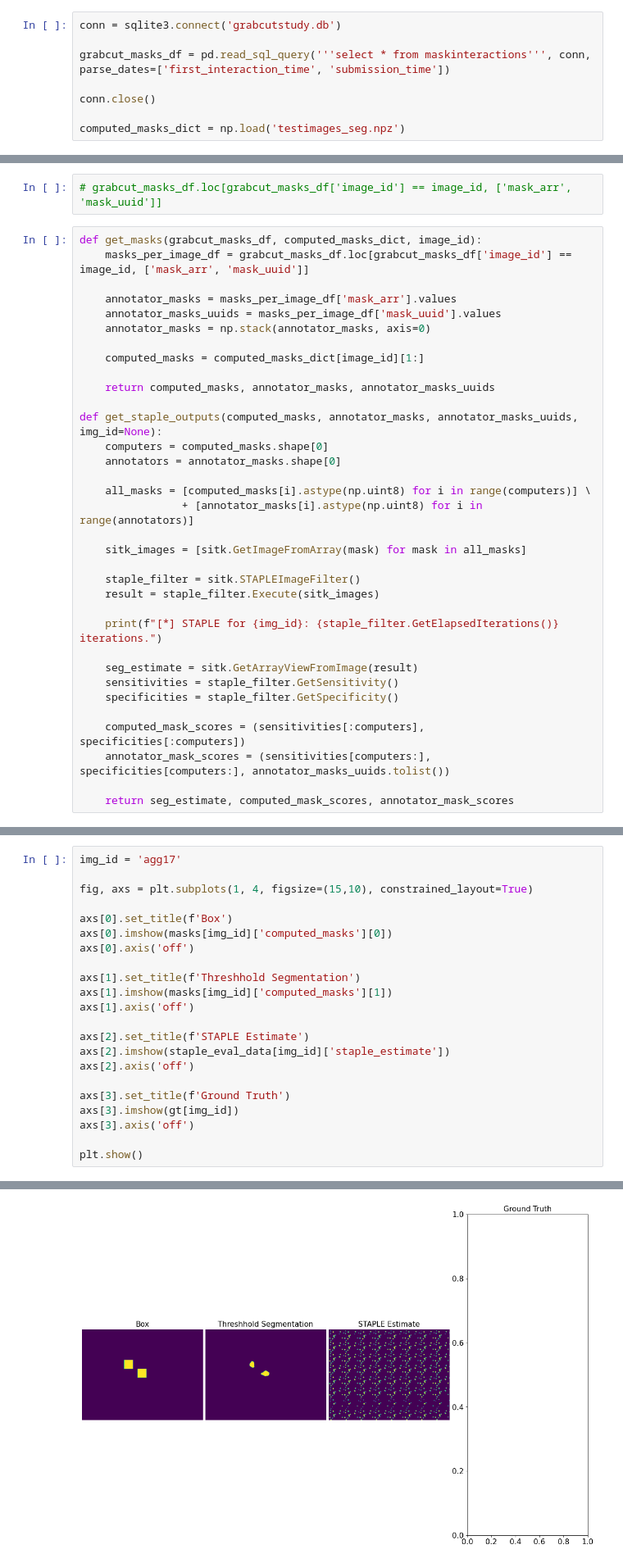
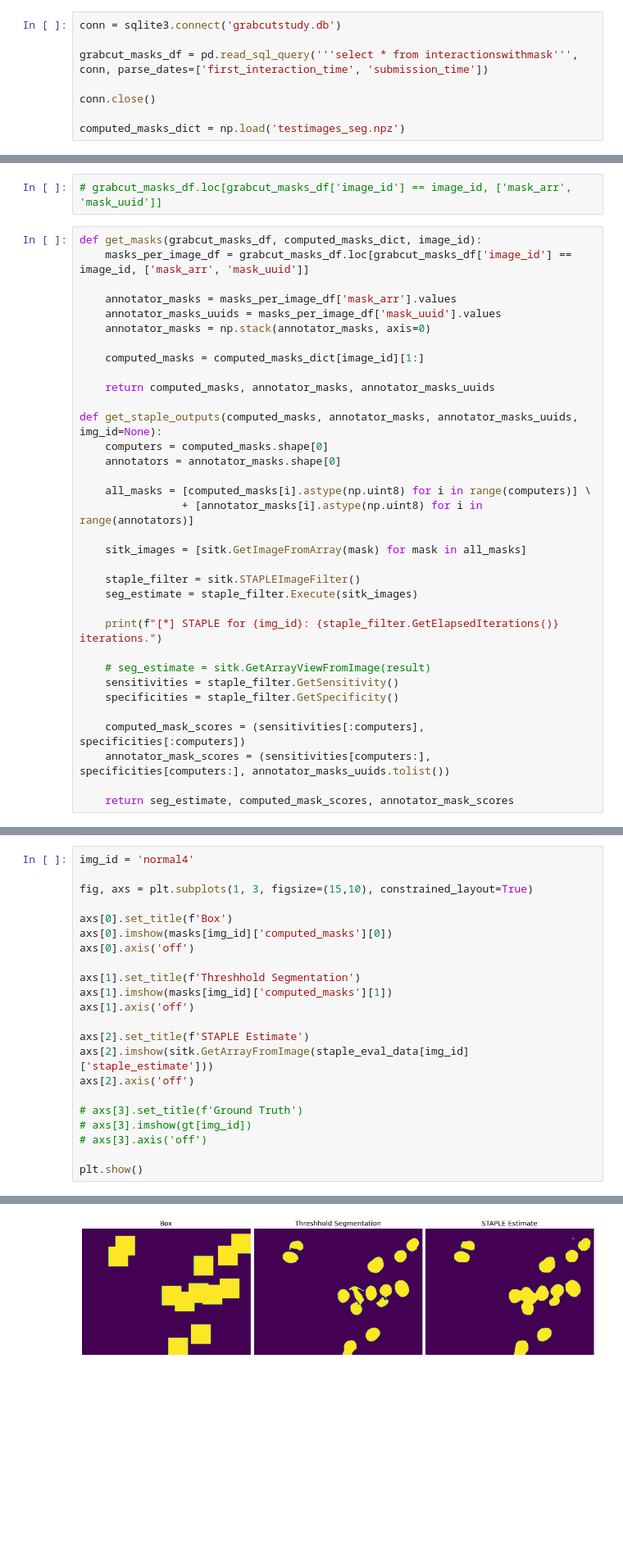
Before and after one commit to soupwaylee/masters-thesis-grabcut-cp-evaluation, a Jupyter notebook: disagreement_eval.ipynb, the cells around one changed output, grey strips where cells are left out. Shown at 82% size. Saved outputs shown, nothing was run; the diff lists cells and outputs as text; blank space fills up the shorter version.

```diff
--- a/disagreement_eval.ipynb
+++ b/disagreement_eval.ipynb
@@ -42,7 +58,7 @@ plt.rcParams.update({'figure.max_open_warning': 0})
 # %%
 conn = sqlite3.connect('grabcutstudy.db')
 
-grabcut_masks_df = pd.read_sql_query('''select * from maskinteractions''', conn, parse_dates=['first_interaction_time', 'submission_time'])
+grabcut_masks_df = pd.read_sql_query('''select * from interactionswithmask''', conn, parse_dates=['first_interaction_time', 'submission_time'])
 
 conn.close()
 
@@ -90,11 +106,11 @@ def get_staple_outputs(computed_masks, annotator_masks, annotator_masks_uuids, i
     sitk_images = [sitk.GetImageFromArray(mask) for mask in all_masks]
 
     staple_filter = sitk.STAPLEImageFilter()
-    result = staple_filter.Execute(sitk_images)
+    seg_estimate = staple_filter.Execute(sitk_images)
 
     print(f"[*] STAPLE for {img_id}: {staple_filter.GetElapsedIterations()} iterations.")
 
-    seg_estimate = sitk.GetArrayViewFromImage(result)
+    # seg_estimate = sitk.GetArrayViewFromImage(result)
     sensitivities = staple_filter.GetSensitivity()
     specificities = staple_filter.GetSpecificity()
 
@@ -145,7 +161,7 @@ for img_id in img_id_ordered:
 # %%
-img_id = 'agg17'
+img_id = 'normal4'
 
-fig, axs = plt.subplots(1, 4, figsize=(15,10), constrained_layout=True)
+fig, axs = plt.subplots(1, 3, figsize=(15,10), constrained_layout=True)
 
 axs[0].set_title(f'Box')
 axs[0].imshow(masks[img_id]['computed_masks'][0])
@@ -156,12 +172,12 @@ axs[1].imshow(masks[img_id]['computed_masks'][1])
 axs[1].axis('off')
 
 axs[2].set_title(f'STAPLE Estimate')
-axs[2].imshow(staple_eval_data[img_id]['staple_estimate'])
+axs[2].imshow(sitk.GetArrayFromImage(staple_eval_data[img_id]['staple_estimate']))
 axs[2].axis('off')
 
-axs[3].set_title(f'Ground Truth')
-axs[3].imshow(gt[img_id])
-axs[3].axis('off')
+# axs[3].set_title(f'Ground Truth')
+# axs[3].imshow(gt[img_id])
+# axs[3].axis('off')
 
 plt.show()
 # %% [output]
@@ -169,4 +184,4 @@ KeyError: 'agg17 is not a file in the archive'
-[figure, old version]
+[figure, new version]
 # %%
 img_id_ordered = ['lym0', 'lym17', 'neu0', 'neu12', 'neu90', 'agg17', 'agg23', 'agg185', 'neurblas5', 'neurblas10', 'neurblas16', 'normal2', 'normal4']
 
```
Also changed, not shown: parts of 19 cells of this notebook, 3 other files.
